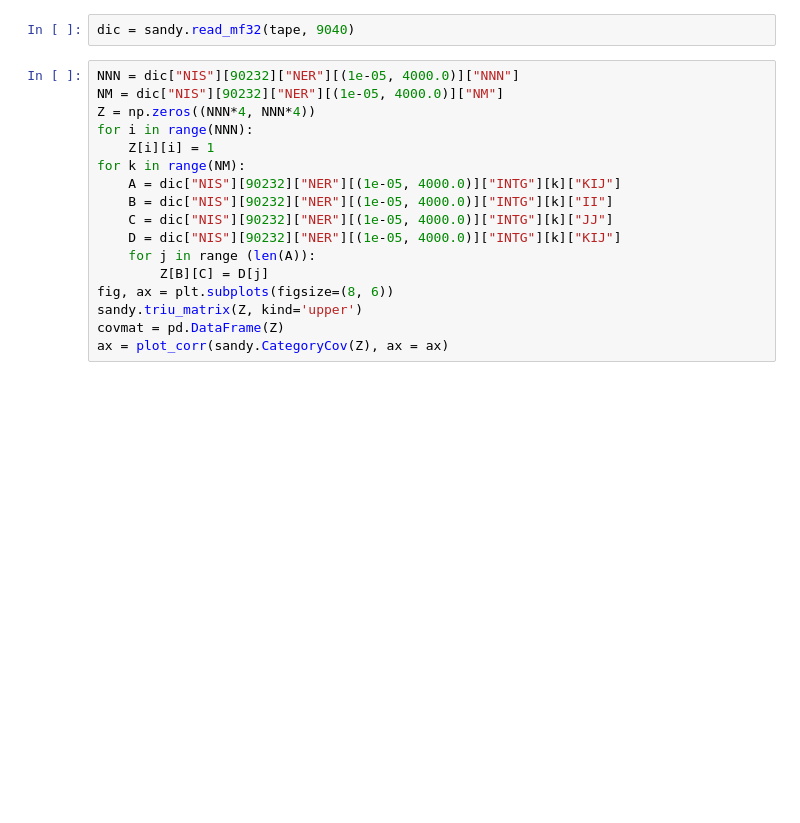
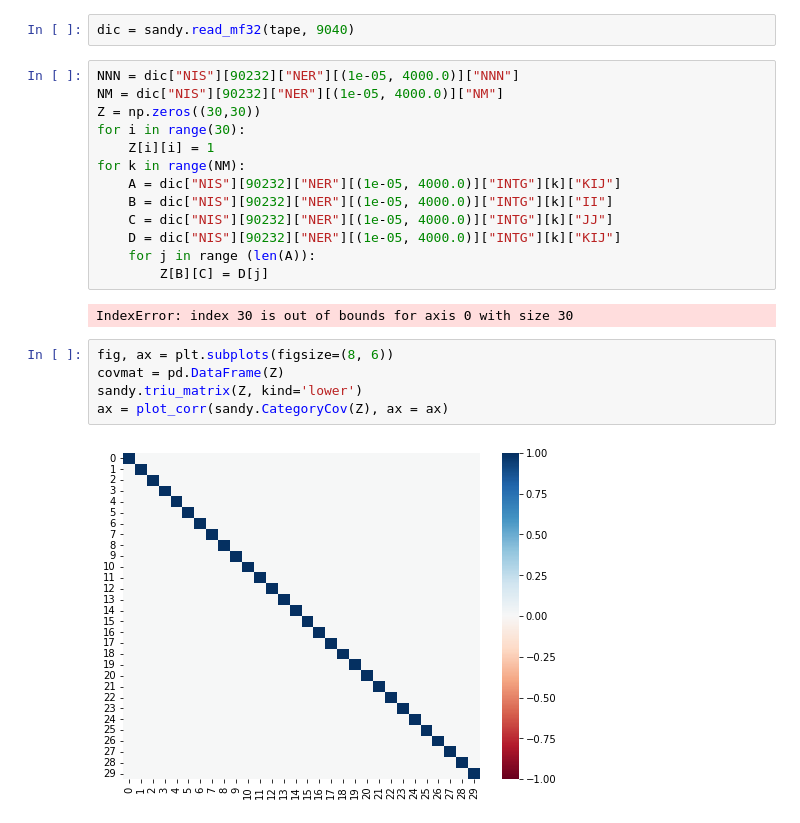
Before and after one commit to luca-fiorito-11/sandy, a Jupyter notebook: notebooks/Mf32_test.ipynb, the cells around one changed output. Drawn from its saved outputs; the diff is of its cells as text; blank space fills up the shorter version.

```diff
--- a/notebooks/Mf32_test.ipynb
+++ b/notebooks/Mf32_test.ipynb
@@ -67,8 +82,8 @@ dic = sandy.read_mf32(tape, 9040)
 # %%
 NNN = dic["NIS"][90232]["NER"][(1e-05, 4000.0)]["NNN"]
 NM = dic["NIS"][90232]["NER"][(1e-05, 4000.0)]["NM"]
-Z = np.zeros((NNN*4, NNN*4))
-for i in range(NNN):
+Z = np.zeros((30,30))
+for i in range(30):
     Z[i][i] = 1
 for k in range(NM):
     A = dic["NIS"][90232]["NER"][(1e-05, 4000.0)]["INTG"][k]["KIJ"]
@@ -77,7 +92,12 @@ for k in range(NM):
     D = dic["NIS"][90232]["NER"][(1e-05, 4000.0)]["INTG"][k]["KIJ"]
     for j in range (len(A)):
         Z[B][C] = D[j]
-fig, ax = plt.subplots(figsize=(8, 6))
-sandy.triu_matrix(Z, kind='upper')
-covmat = pd.DataFrame(Z)
-ax = plot_corr(sandy.CategoryCov(Z), ax = ax)
+# %% [output]
+IndexError: index 30 is out of bounds for axis 0 with size 30
+# %%
+fig, ax = plt.subplots(figsize=(8, 6))
+covmat = pd.DataFrame(Z)
+sandy.triu_matrix(Z, kind='lower')
+ax = plot_corr(sandy.CategoryCov(Z), ax = ax)
+# %% [output]
+[figure, added]
```
Also changed, not shown: parts of 5 cells of this notebook.
